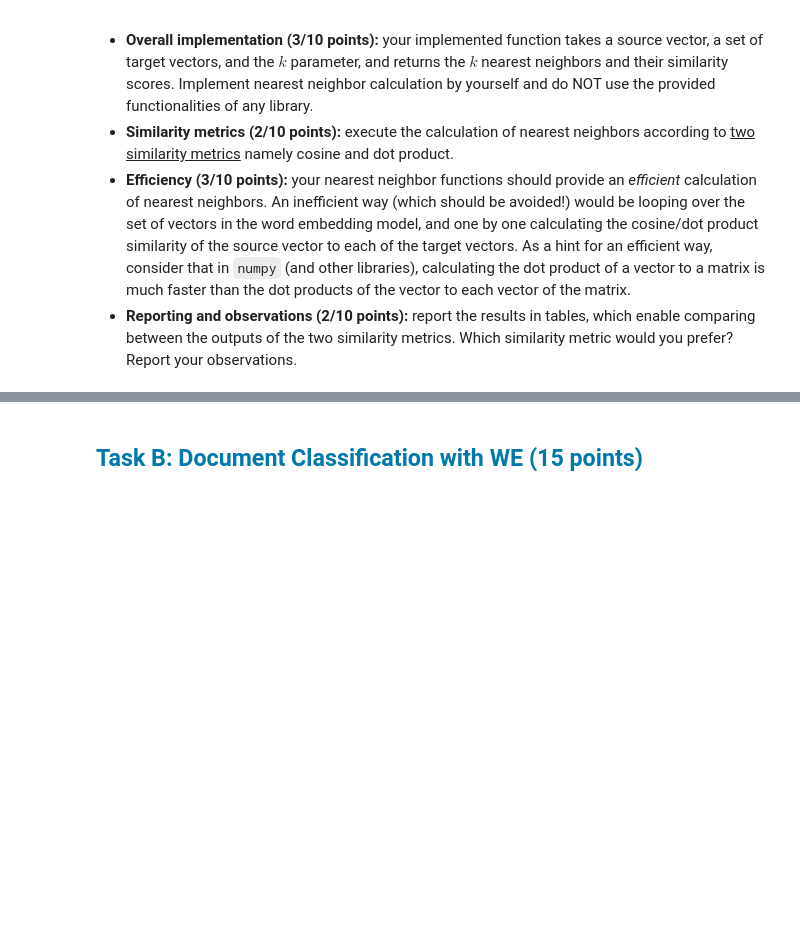
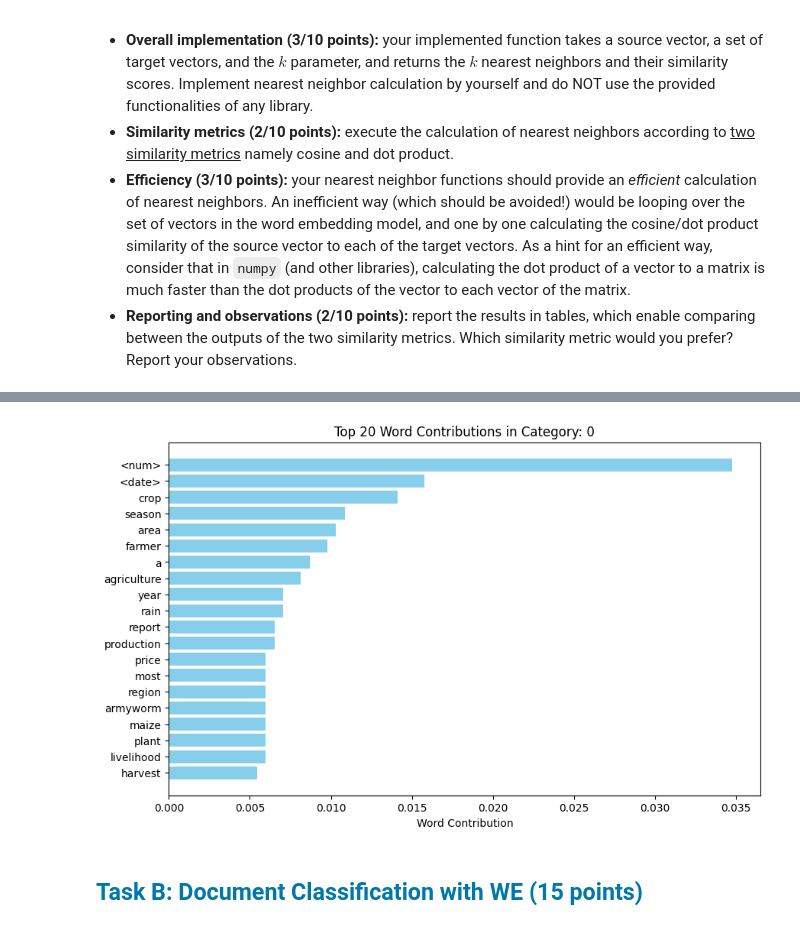
Before and after one commit to bayve711/NLP, a Jupyter notebook: Assignment_2/group-34_k12149099_k12148222.ipynb, the cells around one changed output, grey strips where cells are left out. Drawn from its saved outputs; the diff is of its cells as text; code cells hidden in the pictures; blank space fills up the shorter version.

```diff
--- a/Assignment_2/group-34_k12149099_k12148222.ipynb
+++ b/Assignment_2/group-34_k12149099_k12148222.ipynb
@@ -87,0 +317,9 @@ You do not need to include the data files in the submission.
+# %%
+test = pd.read_csv(r"C:\Users\azatv\Jupyter\JupyterProjects\NLP\nlp2024_25_data\nlp2023_24_data\thedeep.subset.test.txt", sep=",", header=None, names=['ID', 'Text', 'Label'], quoting=1, encoding='utf-8')
+
+test = test.drop('ID', axis=1)
+
+test = preprocessing(test)
+
+print("Test Data:")
+display(test.head())
@@ -87,0 +334,12 @@ You do not need to include the data files in the submission.
+# %%
+group_per_label = dict()
+labels = np.sort(test["Label"].unique())
+label_counts = test["Label"].value_counts()
+for label in labels:
+    group_per_label[label] = []
+
+for idx, row in test.iterrows():
+    label = row["Label"]
+    group_per_label[label].append(row)
+
+print(label_counts)
@@ -87,0 +361,4 @@ You do not need to include the data files in the submission.
+# %%
+rows_with_specific_label = list()
+for i in labels:
+    rows_with_specific_label.append(test[test["Label"] == i])
@@ -88,3 +506,17 @@ You do not need to include the data files in the submission.
+# %%
+def plot_word_contributions(word_contributions, category, top_n=10):
+    words, contributions = zip(*sorted(word_contributions[category].items(), key=lambda item: item[1], reverse=True)[:top_n])
+    plt.figure(figsize=(10, 6))
+    plt.barh(words, contributions, color='skyblue')
+    plt.xlabel('Word Contribution')
+    plt.title(f'Top {top_n} Word Contributions in Category: {category}')
+    plt.gca().invert_yaxis()
+    plt.show()
+
+for category in word_contributions.keys():
+    plot_word_contributions(word_contributions, category, top_n=20)
+# %% [output]
+[figure, added]
 # %% [markdown]
 <a name="section-taskB"></a><h2 style="color:rgb(0,120,170)">Task B: Document Classification with WE (15 points)</h2>
 # %% [markdown]
```
Also changed, not shown: parts of 14 cells of this notebook.
